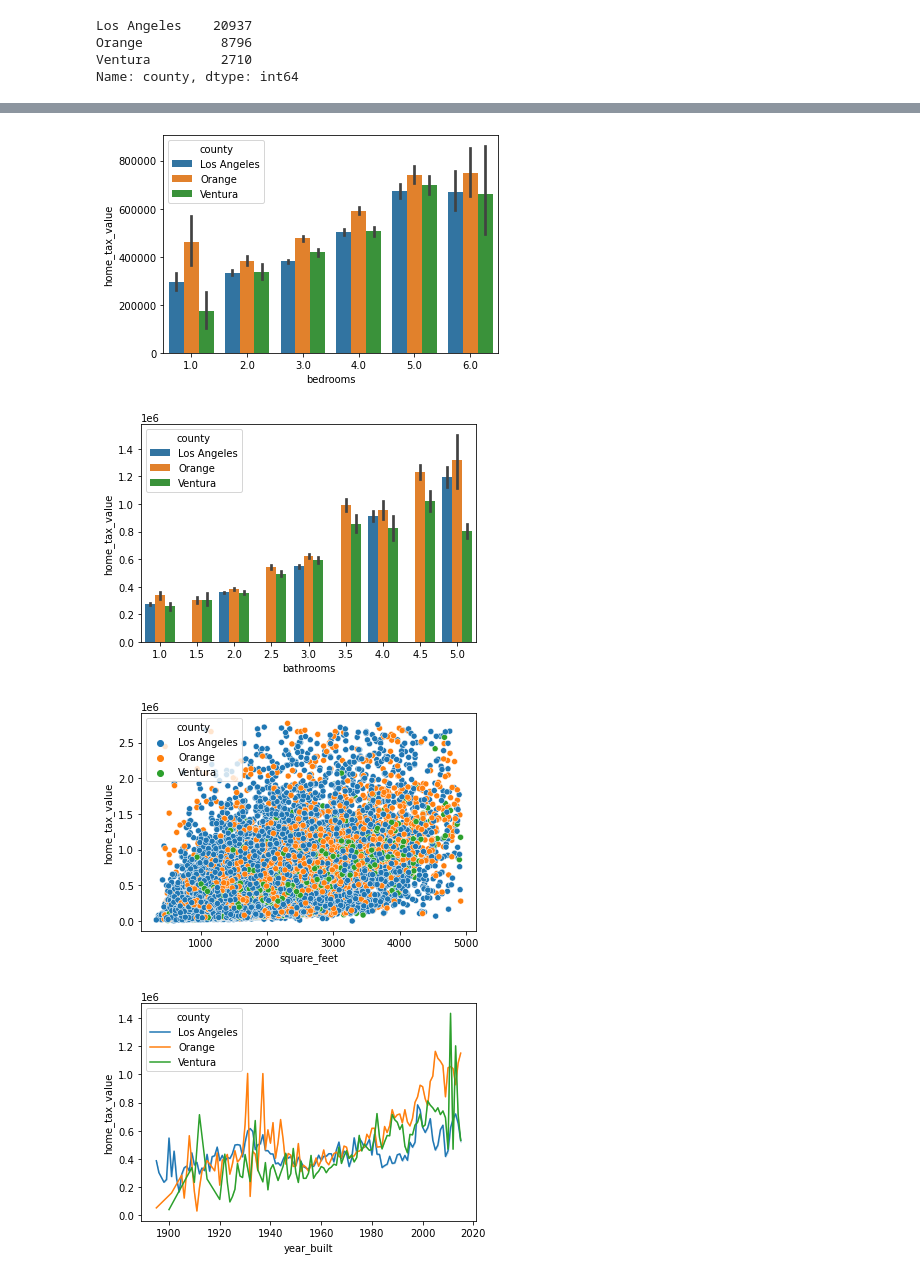
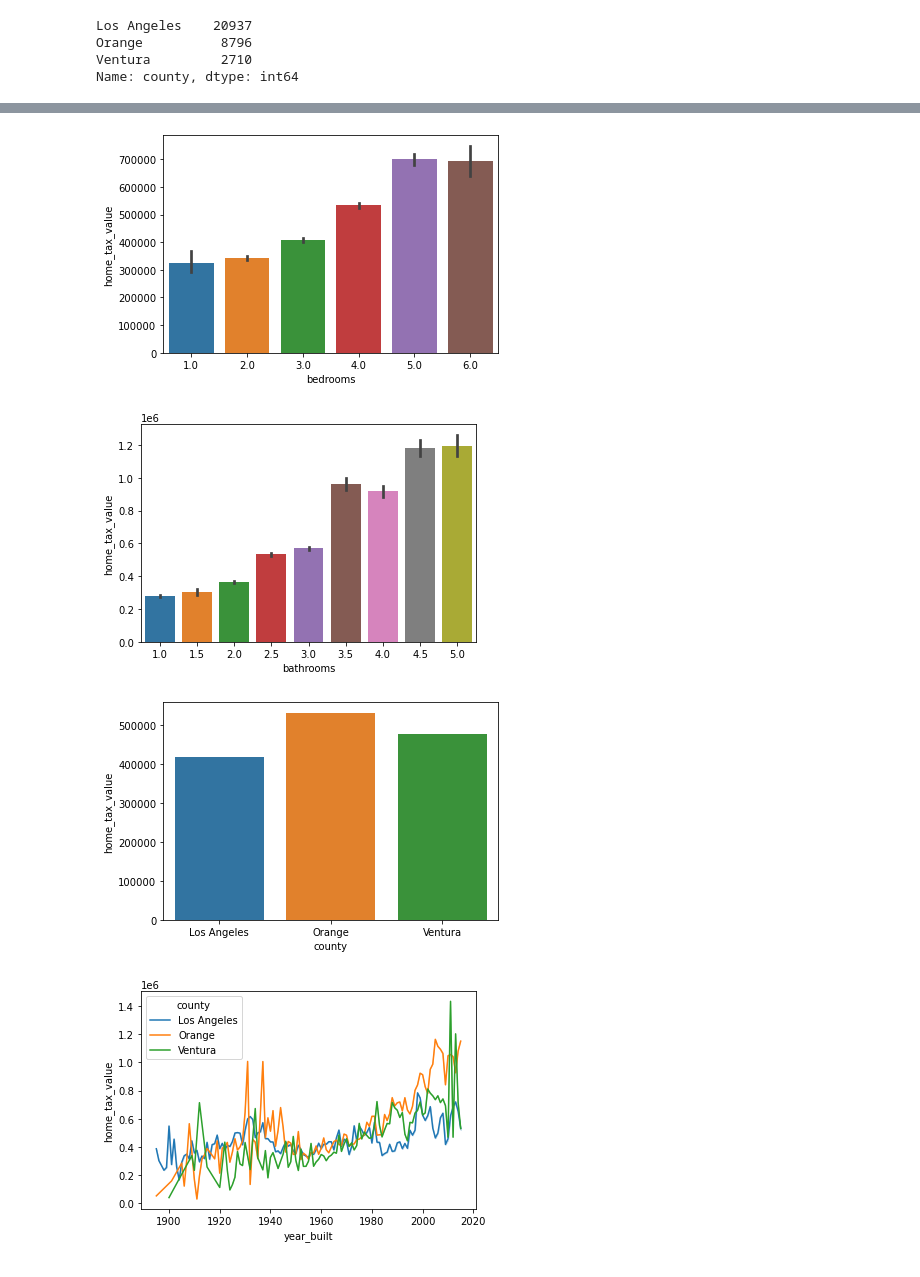
Before and after one commit to scottschmidl/zillow_housing_prices, a Jupyter notebook: explore.ipynb, the cells around one changed output, grey strips where cells are left out. Drawn from its saved outputs; the diff is of its cells as text; code cells hidden in the pictures.

```diff
--- a/explore.ipynb
+++ b/explore.ipynb
@@ -31,15 +35,15 @@ Name: county, dtype: int64
 # %%
-sns.barplot(x="bedrooms", y="home_tax_value", hue="county", data=train);
+sns.barplot(x="bedrooms", y="home_tax_value", data=train);
 # %% [output]
-[figure, old version]
+[figure, new version]
 # %%
-sns.barplot(x="bathrooms", y="home_tax_value",  hue="county", data=train);
+sns.barplot(x="bathrooms", y="home_tax_value", data=train);
 # %% [output]
-[figure, old version]
+[figure, new version]
 # %%
-sns.scatterplot(x="square_feet", y="home_tax_value",  hue="county", data=train);
+sns.barplot(x="county", y="home_tax_value", ci=False, data=train);
 # %% [output]
-[figure, old version]
+[figure, new version]
 # %%
 sns.lineplot(x="year_built", y="home_tax_value",  hue="county", ci=False,  data=train);
 # %% [output]
```
Also changed, not shown: parts of 1 cell of this notebook, 1 other file.
